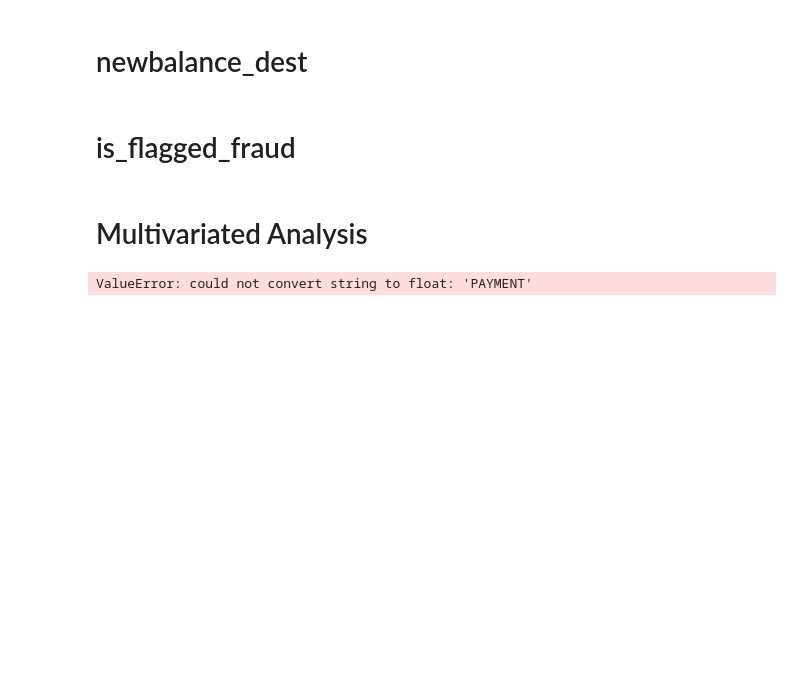
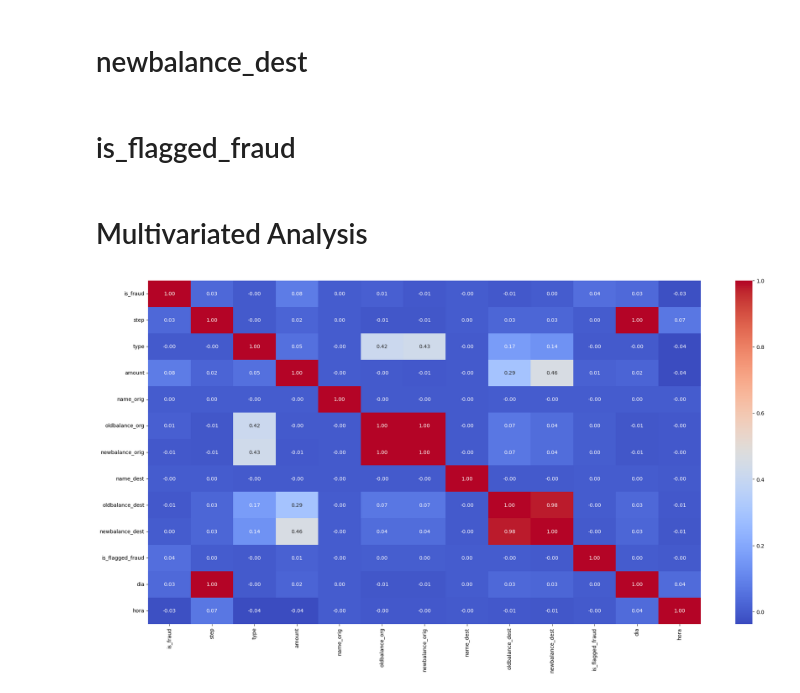
Before and after one commit to ylmoura/fraud_detection, a Jupyter notebook: notebooks/2.0_eda.ipynb, the cells around one changed output. Cells and saved outputs as stored; diff of their text form; code cells hidden in the pictures; blank space fills up the shorter version.

```diff
--- a/notebooks/2.0_eda.ipynb
+++ b/notebooks/2.0_eda.ipynb
@@ -317,11 +387,11 @@ plt.show()
 # %%
 corr = data.corr(method='pearson')
 
-column_order = ['isFraud'] + [col for col in corr.columns if col != 'isFraud']
+column_order = ['is_fraud'] + [col for col in corr.columns if col != 'is_fraud']
 corr = corr.reindex(columns=column_order, index=column_order)
 
 plt.figure(figsize=(24, 12))
 sns.heatmap(corr, annot=True, fmt='.2f', cmap='coolwarm')
 plt.show()
 # %% [output]
-ValueError: could not convert string to float: 'PAYMENT'
+[figure, added]
```
Also changed, not shown: parts of 13 cells of this notebook, 6 other files.
